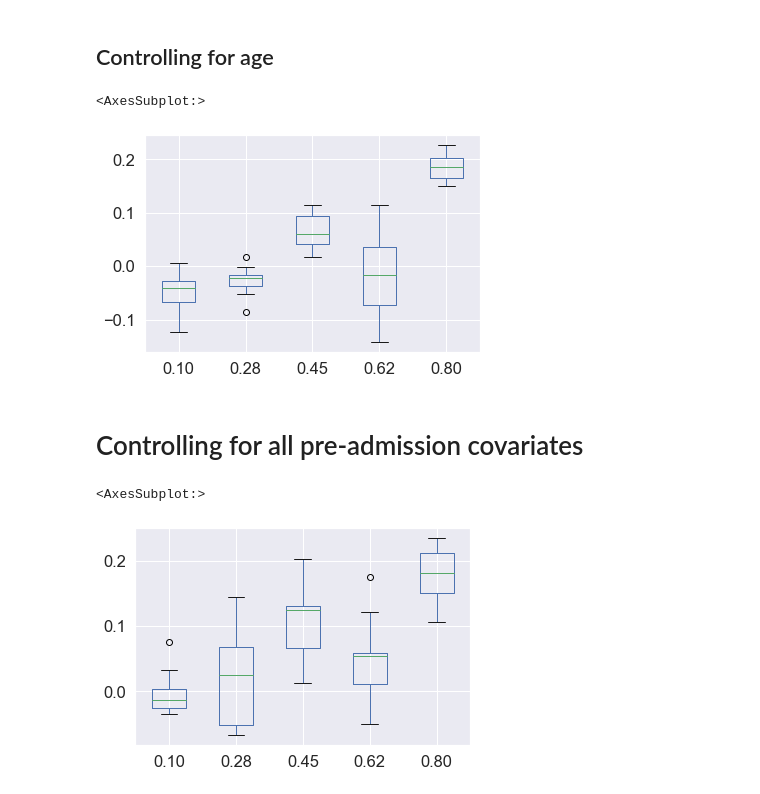
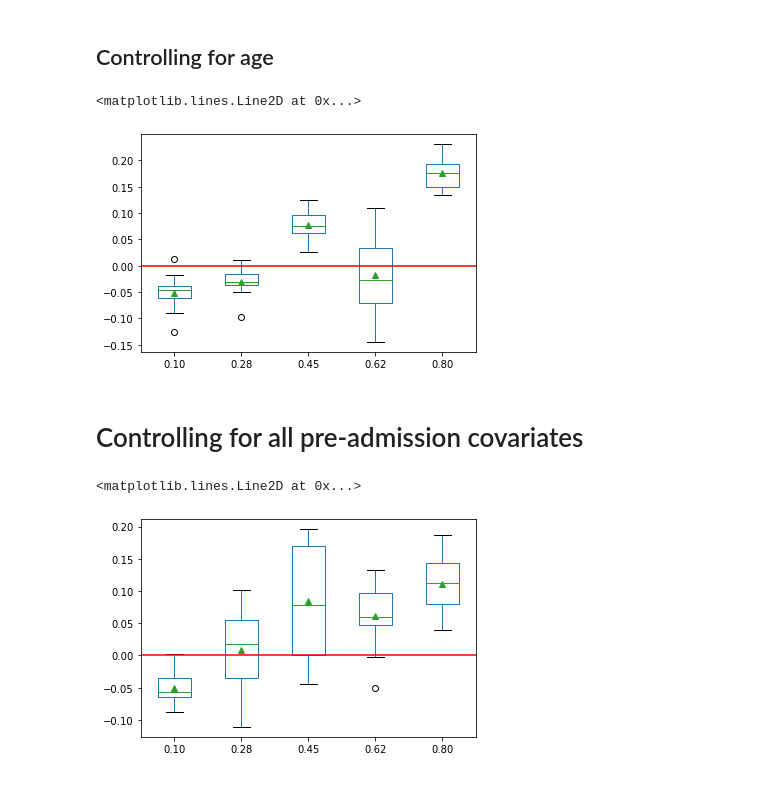
Before and after one commit to Hockey86/iic_causal_inference, a Jupyter notebook: aim2/short_term_drug_effect.ipynb, the cells around one changed output. Cells and saved outputs as stored; diff of their text form; code cells hidden in the pictures.

```diff
--- a/aim2/short_term_drug_effect.ipynb
+++ b/aim2/short_term_drug_effect.ipynb
@@ -56,7 +40,7 @@ def plot_unit(E,D,Dnames):
 
 
 def setup_data(iic_burden,frame=10):
-    df = pd.DataFrame(iic_burden['C'],columns=iic_burden['Cname'])
+    df = pd.DataFrame(iic_burden['C'],columns=iic_burden['Cname'],index=iic_burden['sids'])
     df['mRS'] = iic_burden['Y']
     n = df.shape[0]
     df_wave = pd.DataFrame()
@@ -90,7 +74,7 @@ def setup_data(iic_burden,frame=10):
     return df
 
 def setup_coarsen_data(iic_burden,window = 36,summarize='max',**kwargs):
-    df = pd.DataFrame(iic_burden['C'],columns=iic_burden['Cname'])
+    df = pd.DataFrame(iic_burden['C'],columns=iic_burden['Cname'],index=iic_burden['sids'])
     df['mRS'] = iic_burden['Y']
     n = df.shape[0]
     E_col = []
@@ -200,15 +177,17 @@ for type_summary in m_dict_dict.keys():
                             index = ['%.2f'%(j) for j in m_dict.keys()], columns = ['ATE' for i in range(len(m_dict[threshold].CATE_df.mean(axis=0)['CATE'].values))] )
     df_m_atec_dict[type_summary] = df_m_atec
 # %%
-df_m_atec.T.plot(kind='box')
+df_m_atec.T.plot(kind='box',showmeans=True)
+plt.axhline(0,c='red')
 # %% [output]
-<AxesSubplot:>
+<matplotlib.lines.Line2D at 0x...>
-[figure, old version]
+[figure, new version]
 # %% [markdown]
 # Controlling for all pre-admission covariates
 # %%
 m_dict_dict = {}
 cates_dict_dict = {}
+df_dict_dict = {}
 
 for type_summary in tqdm.tqdm(['max']):#,'mean','proportion']):
     df_coarsen = setup_coarsen_data(iic_burden,window = 36,summarize=type_summary,threshold=0.1)
@@ -234,13 +213,14 @@ for type_summary in tqdm.tqdm(['max']):#,'mean','proportion']):
     df_coarsen_1['Y'] = df_coarsen_1['mRS'] > 4
     df_coarsen_baseline = df_coarsen_1.loc[df_coarsen_1['E']<baseline_threshold]
     num_control = df_coarsen_baseline.shape[0]
-
+#     df_baseline_dict[type_summary] = df_coarsen_baseline
     num = []
     n_thresholds = 5
     thresholds = list(np.linspace(baseline_threshold,0.8,num=n_thresholds)) + [1.0001]
 
     m_dict = {}
     cates_dict = {}
+    df_dict = {}
 
     for i in tqdm.tqdm(range(0,n_thresholds)):
         # setting up the data
@@ -267,42 +247,33 @@ for type_summary in tqdm.tqdm(['max']):#,'mean','proportion']):
 
         # storing the malts object
         m_dict[threshold] = m
+        df_dict[threshold] = df_malts
 
         # saving configuration
         num = num + ['%.2f\n(%d,%d)'%(threshold,num_treated,num_control)]
         # summary name appended with current level of threshold
         name = type_summary + str(threshold)
 
-#         mg = m.MG_matrix
-#         cates = [] # cate of unit for a given summary fn, at a given threshold
-#         for i in mg.index:
-#             mgi = mg.loc[i]
-#             try:
-#                 mgi_units = mgi.loc[mgi>(n_repeats*n_splits//2)-1].index
-#                 df_mgi = df_malts.drop(columns=['mRS','E']).loc[mgi_units][['lacosamide', 'levetiracetam', 'midazolam', 'pentobarbital', 'phenobarbital', 'propofol', 'valproate','T','Y']]
-#                 df_mgi_ind = df_mgi[['lacosamide', 'levetiracetam', 'midazolam', 'pentobarbital', 'phenobarbital', 'propofol', 'valproate']]>0
-#                 df_mgi = df_mgi_ind.join(df_mgi, lsuffix= '_given' )
-#                 df_mgi2 = df_mgi[['lacosamide', 'levetiracetam', 'midazolam', 'pentobarbital', 'phenobarbital', 'propofol', 'valproate']]**2
-#                 df_mgi = df_mgi.join(df_mgi2, rsuffix= '$^2$' )
-#                 model = lm.LinearRegression().fit(df_mgi.drop(columns=['Y']),df_mgi['Y'])
-#                 cates.append( model.coef_.reshape(-1,) )
-#             except:
-#                 continue
-#         cates = pd.DataFrame(np.array(cates),index=mg.index,columns=df_mgi.drop(columns=['Y']).columns)
-#         df_malts_res = df_malts.join(cates,rsuffix='_coef')
-#         cates_dict[threshold] = df_malts_res
-
     m_dict_dict[type_summary] = m_dict
     cates_dict_dict[type_summary] = cates_dict
+    df_dict_dict[type_summary] = df_dict
 # %%
 df_m_atec_dict = {}
 for type_summary in m_dict_dict.keys():
     m_dict = m_dict_dict[type_summary]
-    df_m_atec = pd.DataFrame( np.array([m_dict[threshold].CATE_df.loc[m_dict[threshold].CATE_df['T']==0].mean(axis=0)['CATE'].values for threshold in m_dict.keys()]),
+    df_dict = df_dict_dict[type_summary]
+    df_m_atec = pd.DataFrame( np.array([ m_dict[threshold].CATE_df.loc[(df_dict[threshold]['levetiracetam'] <= 1)
+                                                                       & (df_dict[threshold]['propofol']<=1)
+                                                                       & (df_dict[threshold]['midazolam']<=1)
+                                                                       & (df_dict[threshold]['lacosamide']<=1)
+                                                                       & (df_dict[threshold]['pentobarbital']<=1)
+                                                                       & (df_dict[threshold]['phenobarbital']<=1)
+                                                                       & (df_dict[threshold]['valproate']<=1)].mean(axis=0)['CATE'].values for threshold in m_dict.keys()]),
                             index = ['%.2f'%(j) for j in m_dict.keys()], columns = ['ATE' for i in range(len(m_dict[threshold].CATE_df.mean(axis=0)['CATE'].values))] )
     df_m_atec_dict[type_summary] = df_m_atec
 # %%
-df_m_atec.T.plot(kind='box')
+df_m_atec.T.plot(kind='box',showmeans=True)
+plt.axhline(0,c='red')
 # %% [output]
-<AxesSubplot:>
+<matplotlib.lines.Line2D at 0x...>
-[figure, old version]
+[figure, new version]
```
Also changed, not shown: parts of 12 cells of this notebook.
